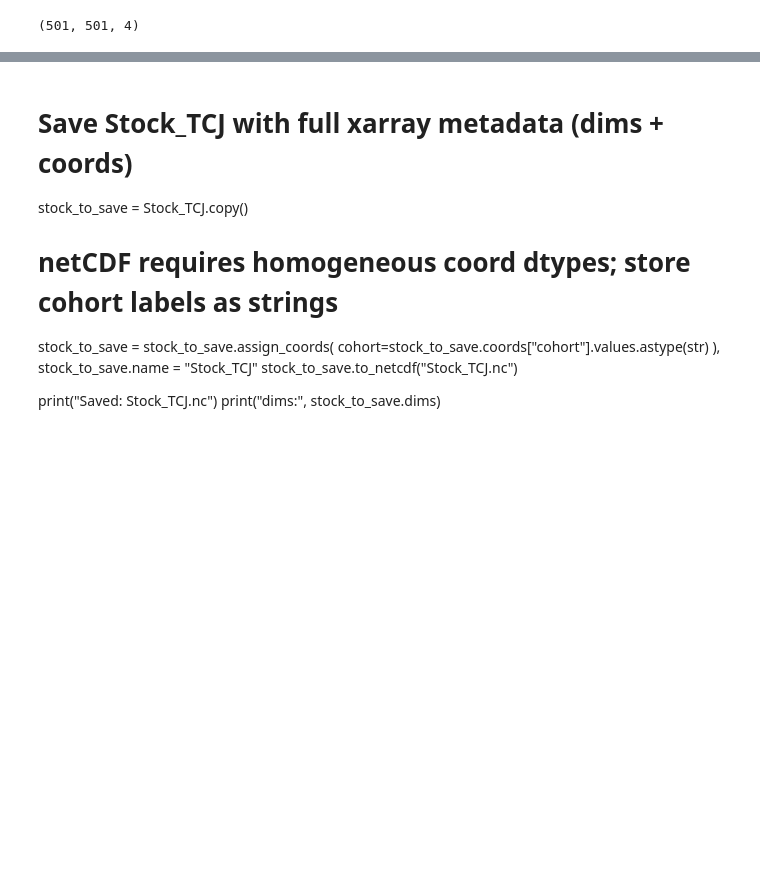
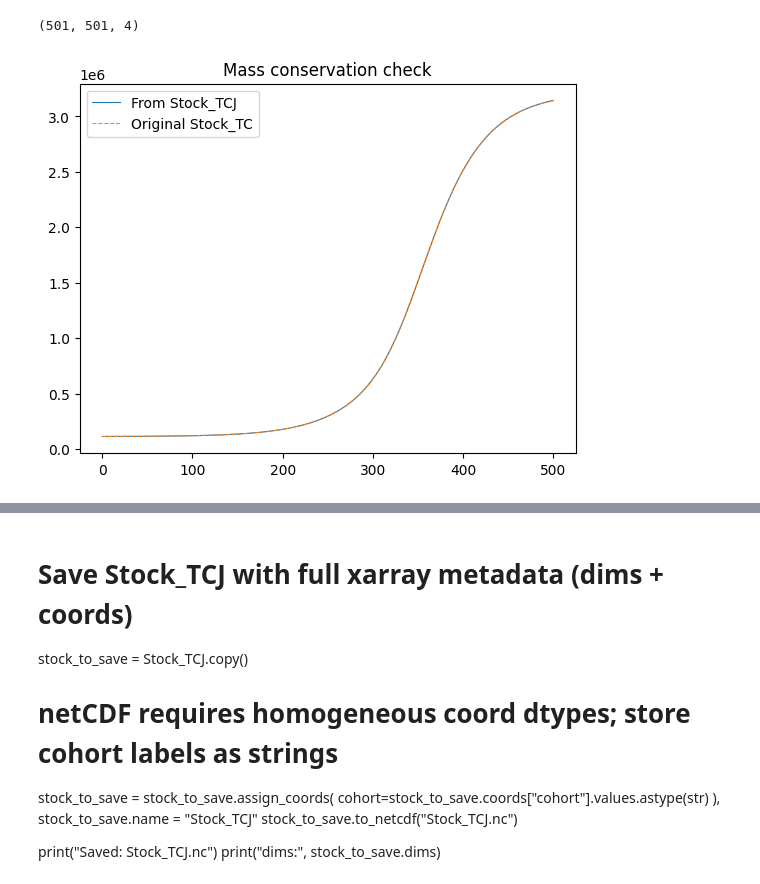
Before and after one commit to emilthestudious/TEP4290-project, a Jupyter notebook: Stock_TCJ.ipynb, the cells around one changed output, grey strips where cells are left out. Cells and saved outputs as stored; diff of their text form; code cells hidden in the pictures; blank space fills up the shorter version.

Commit message:
Stock_TCJ_einsum_v3_withchecks

```diff
--- a/Stock_TCJ.ipynb
+++ b/Stock_TCJ.ipynb
@@ -78,3 +78,17 @@ Stock_TCJ_np = np.einsum('tc,cj->tcj', Stock_TC_array, Type_split_array)
 Stock_TCJ_np.shape
 # %% [output]
 (501, 501, 4)
+# %%
+# Sum over cohort and type dimensions, should match original Stock_TC summed over cohorts
+Stock_TCJ_sum = Stock_TCJ_np.sum(axis=(1, 2))  # sum over C and J
+Stock_TC_sum = Stock_TC_.sum(axis=1)          # sum over C
+
+
+plt.plot(Stock_TCJ_sum, label="From Stock_TCJ", linewidth=0.8)
+plt.plot(Stock_TC_sum.values, label="Original Stock_TC", linewidth=0.8, linestyle="--")
+plt.legend()
+plt.title("Mass conservation check")
+plt.grid(False)
+plt.show()
+# %% [output]
+[figure, added]
```
Also changed, not shown: parts of 1 cell of this notebook.
